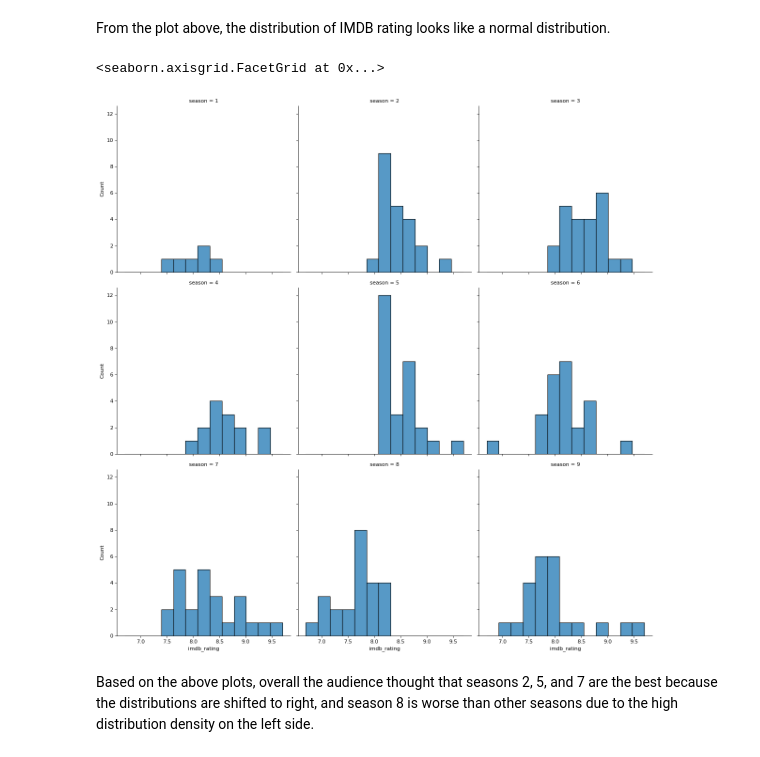
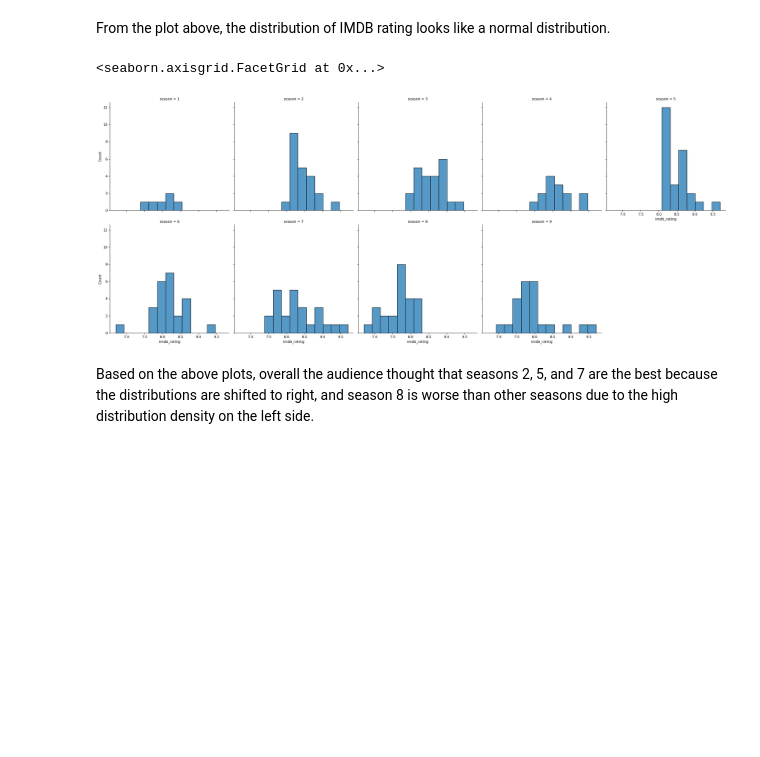
Before and after one commit to Machine-Learning-in-Python-Group-24/Machine-Learning-in-Python-Group-24, a Jupyter notebook: Project 1/project1Proofed.ipynb, the cells around one changed output. Drawn from its saved outputs; the diff is of its cells as text; code cells hidden in the pictures; blank space fills up the shorter version.

```diff
--- a/Project 1/project1Proofed.ipynb
+++ b/Project 1/project1Proofed.ipynb
@@ -103,10 +97,10 @@ sns.displot(data.imdb_rating)
 # %% [markdown]
 From the plot above, the distribution of IMDB rating looks like a normal distribution.
 # %%
-sns.displot(data=data, x='imdb_rating', col='season', col_wrap=3)
+sns.displot(data=data, x='imdb_rating', col='season', col_wrap=5)
 # %% [output]
 <seaborn.axisgrid.FacetGrid at 0x...>
-[figure, old version]
+[figure, new version]
 # %% [markdown]
 Based on the above plots, overall the audience thought that seasons 2, 5, and 7 are the best because the distributions are shifted to right, and season 8 is worse than other seasons due to the high distribution density on the left side.
 # %%
```
Also changed, not shown: parts of 19 cells of this notebook.
